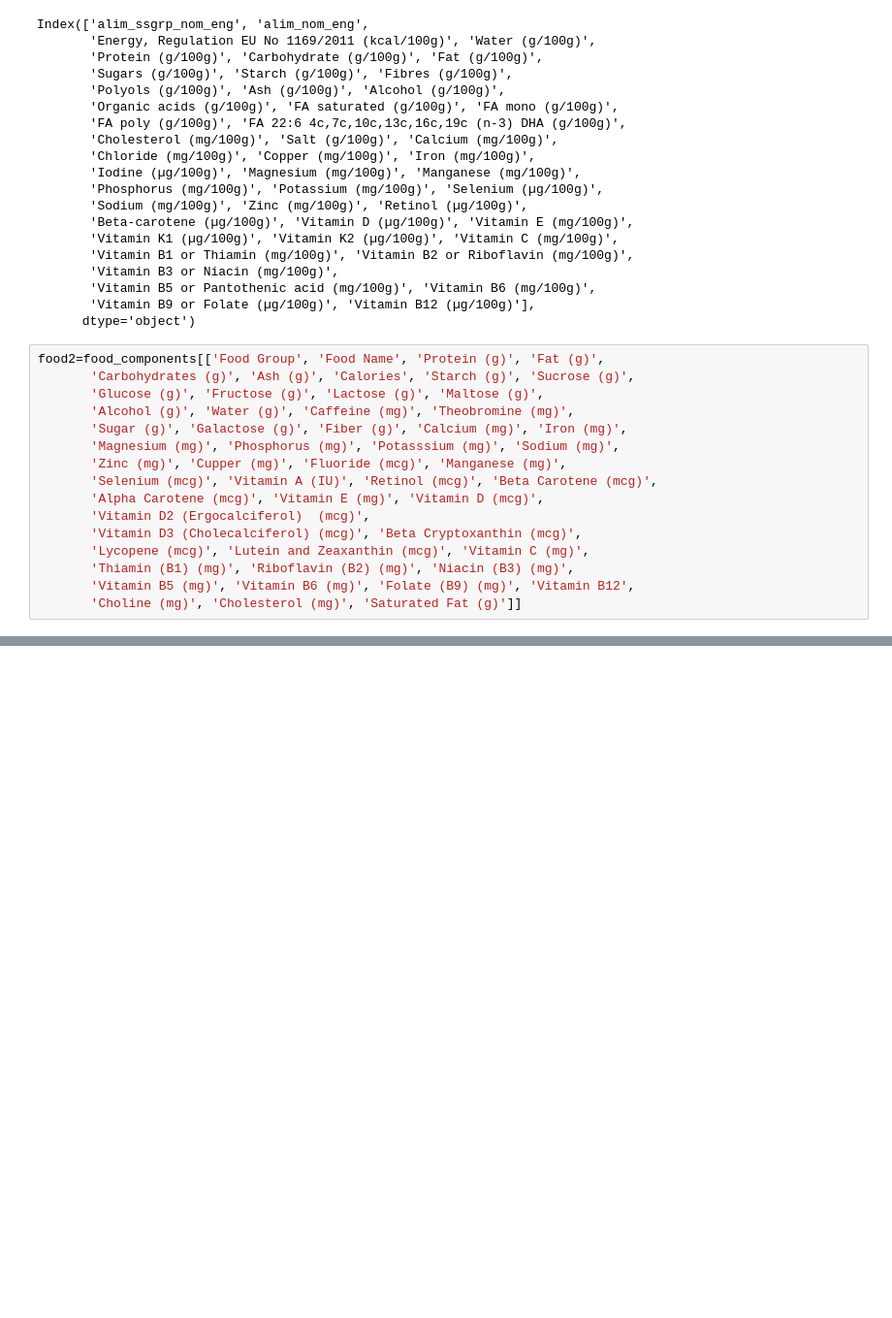
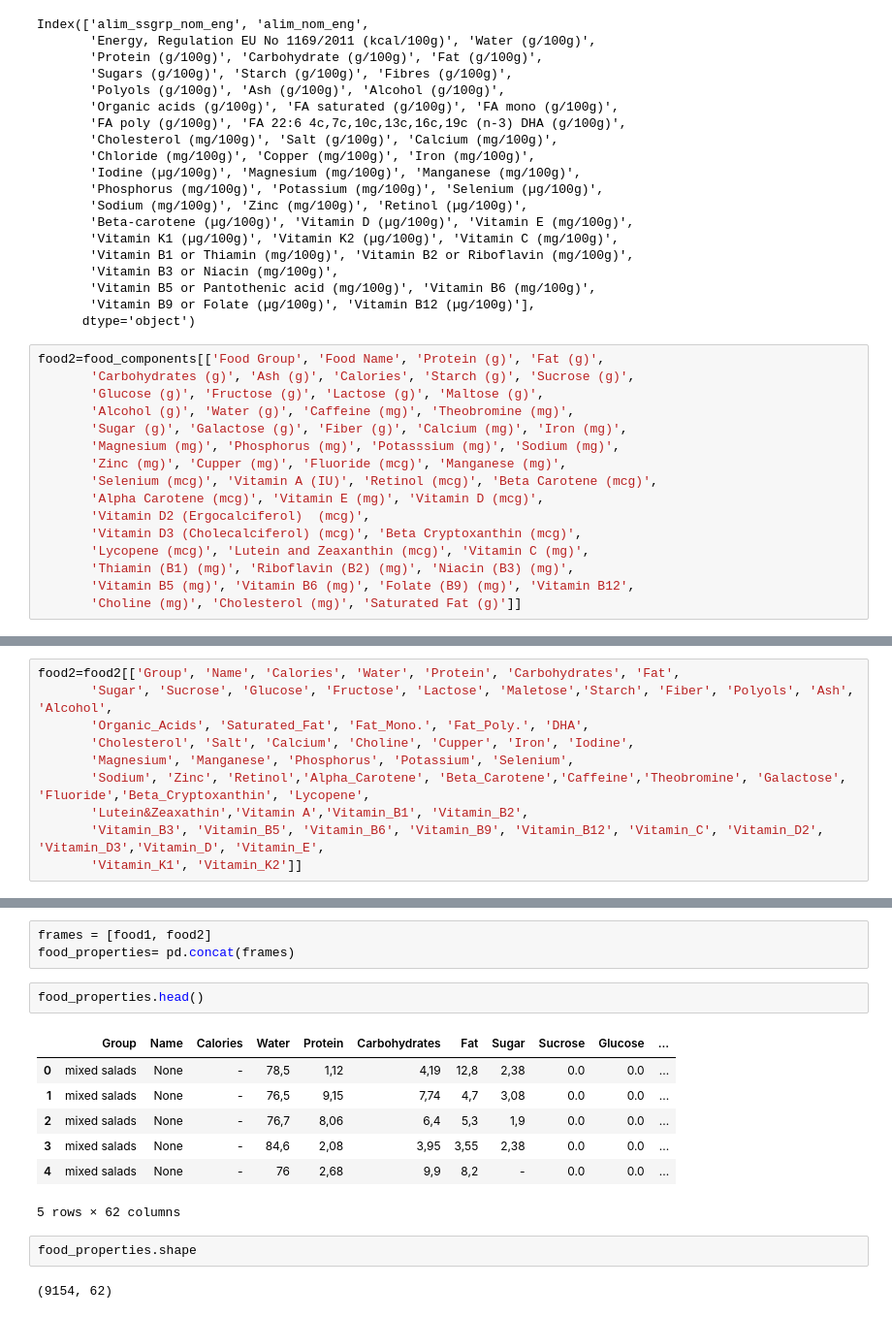
Before and after one commit to CMFV/FINAL_PROJECT, a Jupyter notebook: Untitled.ipynb, the cells around one changed output, grey strips where cells are left out. Shown: that part at 97% size. Saved outputs shown, nothing was run; the diff lists cells and outputs as text; blank space fills up the shorter version.

```diff
--- a/Untitled.ipynb
+++ b/Untitled.ipynb
@@ -461,0 +451,10 @@ Index(['Group', 'Name', 'Calories', 'Water', 'Protein', 'Carbohydrates', 'Fat',
+# %%
+food2=food2[['Group', 'Name', 'Calories', 'Water', 'Protein', 'Carbohydrates', 'Fat',
+       'Sugar', 'Sucrose', 'Glucose', 'Fructose', 'Lactose', 'Maletose','Starch', 'Fiber', 'Polyols', 'Ash', 'Alcohol',
+       'Organic_Acids', 'Saturated_Fat', 'Fat_Mono.', 'Fat_Poly.', 'DHA',
+       'Cholesterol', 'Salt', 'Calcium', 'Choline', 'Cupper', 'Iron', 'Iodine',
+       'Magnesium', 'Manganese', 'Phosphorus', 'Potassium', 'Selenium',
+       'Sodium', 'Zinc', 'Retinol','Alpha_Carotene', 'Beta_Carotene','Caffeine','Theobromine', 'Galactose', 'Fluoride','Beta_Cryptoxanthin', 'Lycopene',
+       'Lutein&Zeaxathin','Vitamin A','Vitamin_B1', 'Vitamin_B2',
+       'Vitamin_B3', 'Vitamin_B5', 'Vitamin_B6', 'Vitamin_B9', 'Vitamin_B12', 'Vitamin_C', 'Vitamin_D2', 'Vitamin_D3','Vitamin_D', 'Vitamin_E',
+       'Vitamin_K1', 'Vitamin_K2']]
@@ -461,0 +504,17 @@ Index(['Group', 'Name', 'Calories', 'Water', 'Protein', 'Carbohydrates', 'Fat',
+# %%
+frames = [food1, food2]
+food_properties= pd.concat(frames)
+# %%
+food_properties.head()
+# %% [output]
+|  | Group | Name | Calories | Water | Protein | Carbohydrates | Fat | Sugar | Sucrose | Glucose | ... |
+| 0 | mixed salads | None | - | 78,5 | 1,12 | 4,19 | 12,8 | 2,38 | 0.0 | 0.0 | ... |
+| 1 | mixed salads | None | - | 76,5 | 9,15 | 7,74 | 4,7 | 3,08 | 0.0 | 0.0 | ... |
+| 2 | mixed salads | None | - | 76,7 | 8,06 | 6,4 | 5,3 | 1,9 | 0.0 | 0.0 | ... |
+| 3 | mixed salads | None | - | 84,6 | 2,08 | 3,95 | 3,55 | 2,38 | 0.0 | 0.0 | ... |
+| 4 | mixed salads | None | - | 76 | 2,68 | 9,9 | 8,2 | - | 0.0 | 0.0 | ... |
+5 rows × 62 columns
+# %%
+food_properties.shape
+# %% [output]
+(9154, 62)
```
Also changed, not shown: parts of 16 cells of this notebook.
